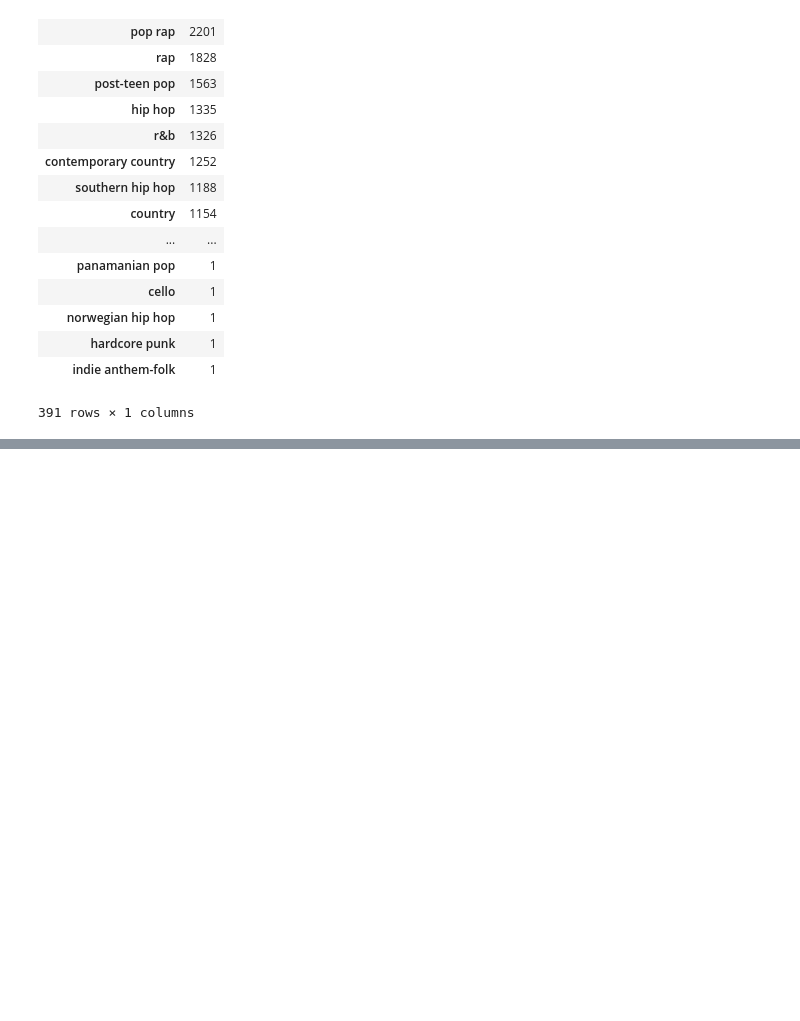
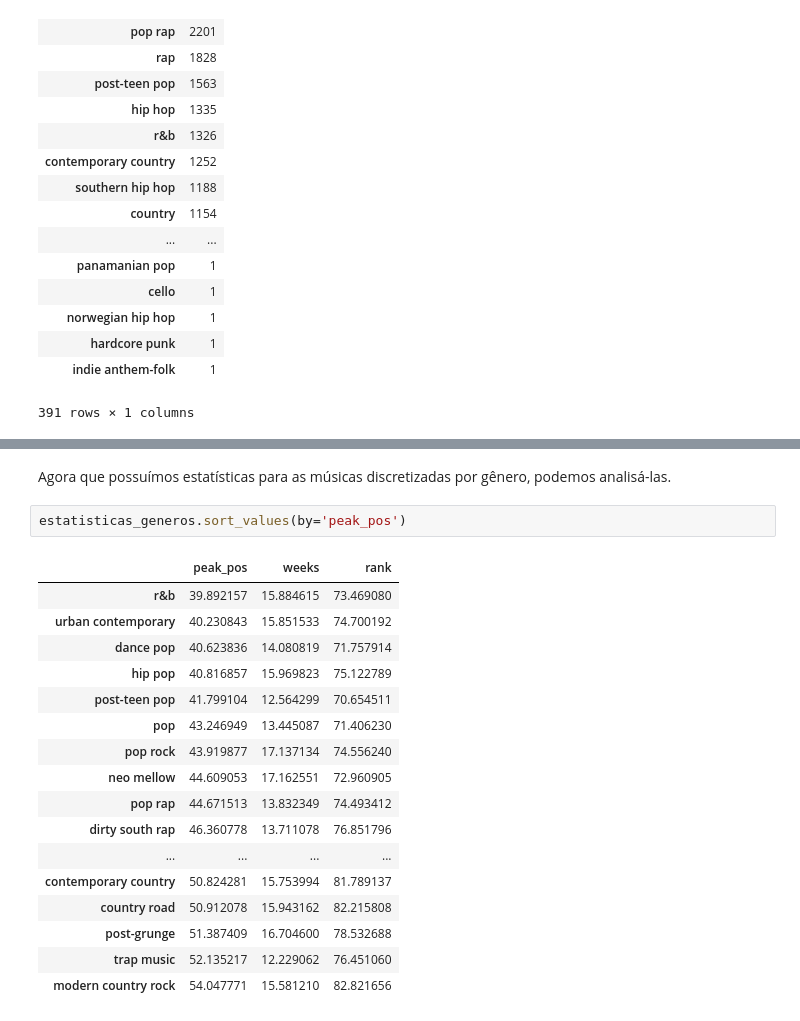
Before and after one commit to mibrahimfm/TP-ICD, a Jupyter notebook: TP-ICD.ipynb, the cells around one changed output, grey strips where cells are left out. Cells and saved outputs as stored; diff of their text form; blank space fills up the shorter version.

```diff
--- a/TP-ICD.ipynb
+++ b/TP-ICD.ipynb
@@ -126,0 +208,22 @@ plt.show()
+# %% [markdown]
+Agora que possuímos estatísticas para as músicas discretizadas por gênero, podemos analisá-las.
+# %%
+estatisticas_generos.sort_values(by='peak_pos')
+# %% [output]
+|  | peak_pos | weeks | rank |
+| r&b | 39.892157 | 15.884615 | 73.469080 |
+| urban contemporary | 40.230843 | 15.851533 | 74.700192 |
+| dance pop | 40.623836 | 14.080819 | 71.757914 |
+| hip pop | 40.816857 | 15.969823 | 75.122789 |
+| post-teen pop | 41.799104 | 12.564299 | 70.654511 |
+| pop | 43.246949 | 13.445087 | 71.406230 |
+| pop rock | 43.919877 | 17.137134 | 74.556240 |
+| neo mellow | 44.609053 | 17.162551 | 72.960905 |
+| pop rap | 44.671513 | 13.832349 | 74.493412 |
+| dirty south rap | 46.360778 | 13.711078 | 76.851796 |
+| ... | ... | ... | ... |
+| contemporary country | 50.824281 | 15.753994 | 81.789137 |
+| country road | 50.912078 | 15.943162 | 82.215808 |
+| post-grunge | 51.387409 | 16.704600 | 78.532688 |
+| trap music | 52.135217 | 12.229062 | 76.451060 |
+| modern country rock | 54.047771 | 15.581210 | 82.821656 |
```
Also changed, not shown: parts of 8 cells of this notebook.
